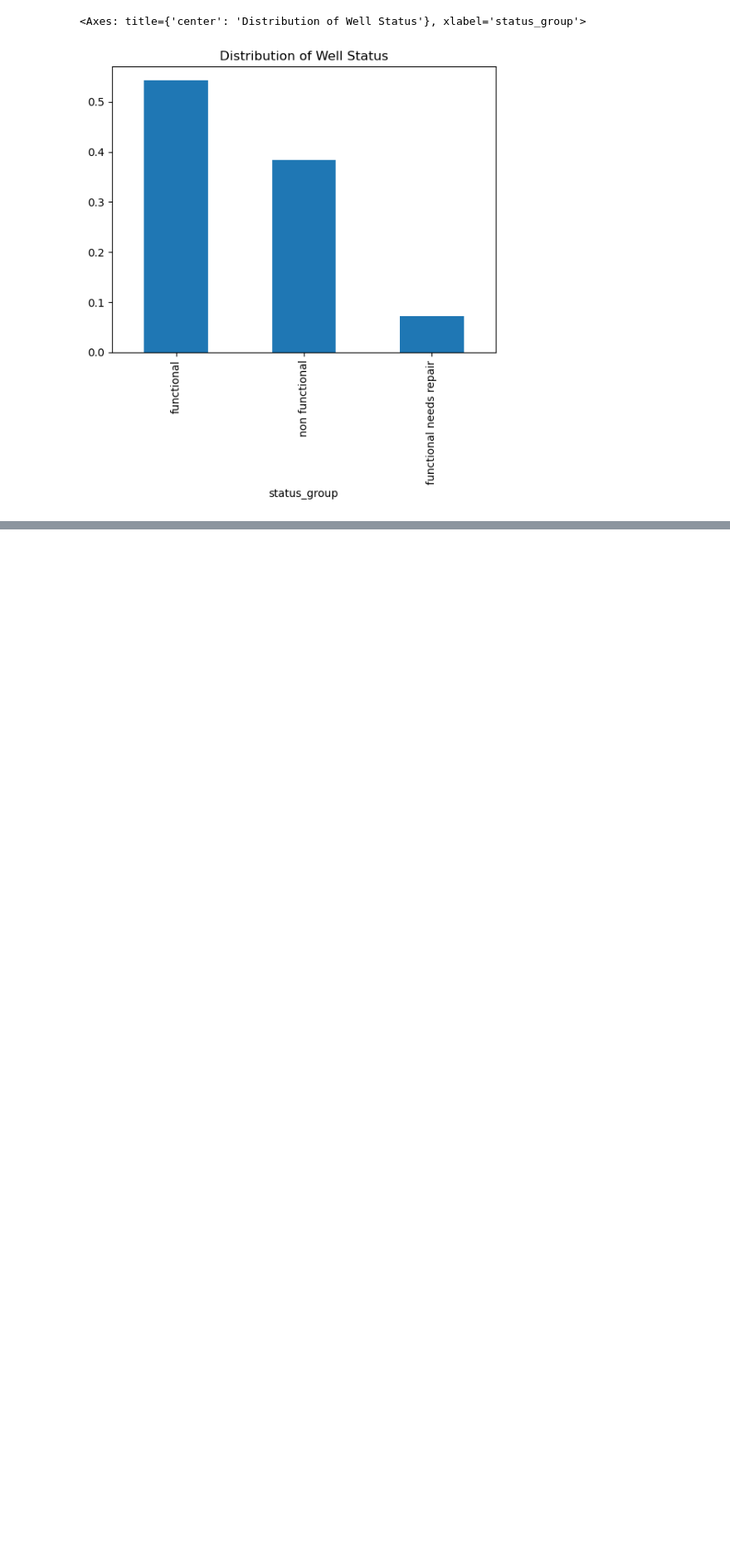
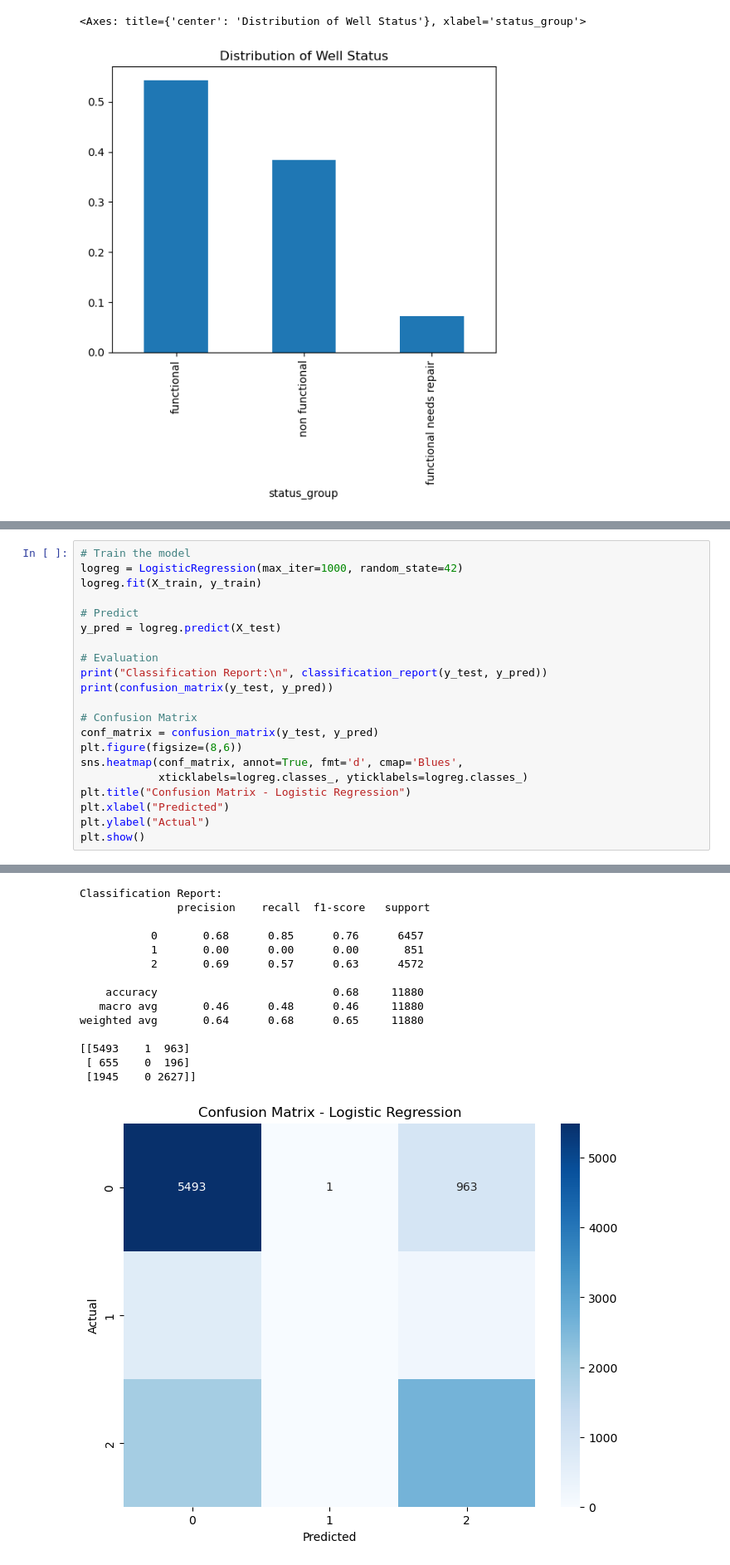
Before and after one commit to leejay-glitch/tanzania-water-well-prediction, a Jupyter notebook: notebook/tanzania_water_well.ipynb, the cells around one changed output, grey strips where cells are left out. Shown: that part at 83% size. Saved outputs shown, nothing was run; the diff lists cells and outputs as text; blank space fills up the shorter version.

Commit message:
logistic regression

```diff
--- a/notebook/tanzania_water_well.ipynb
+++ b/notebook/tanzania_water_well.ipynb
@@ -165,0 +246,22 @@ train_data['status_group'].value_counts(normalize=True).plot(kind='bar', title='
+# %%
+# Train the model
+logreg = LogisticRegression(max_iter=1000, random_state=42)
+logreg.fit(X_train, y_train)
+
+# Predict
+y_pred = logreg.predict(X_test)
+
+# Evaluation
+print("Classification Report:\n", classification_report(y_test, y_pred))
+print(confusion_matrix(y_test, y_pred))
+
+# Confusion Matrix
+conf_matrix = confusion_matrix(y_test, y_pred)
+plt.figure(figsize=(8,6))
+sns.heatmap(conf_matrix, annot=True, fmt='d', cmap='Blues',
+            xticklabels=logreg.classes_, yticklabels=logreg.classes_)
+plt.title("Confusion Matrix - Logistic Regression")
+plt.xlabel("Predicted")
+plt.ylabel("Actual")
+plt.show()
+# %% [output]
@@ -165,0 +275,15 @@ train_data['status_group'].value_counts(normalize=True).plot(kind='bar', title='
+Classification Report:
+               precision    recall  f1-score   support
+
+           0       0.68      0.85      0.76      6457
+           1       0.00      0.00      0.00       851
+           2       0.69      0.57      0.63      4572
+
+    accuracy                           0.68     11880
+   macro avg       0.46      0.48      0.46     11880
+weighted avg       0.64      0.68      0.65     11880
+
+[[5493    1  963]
+ [ 655    0  196]
+ [1945    0 2627]]
+[figure, added]
```
Also changed, not shown: parts of 12 cells of this notebook.
